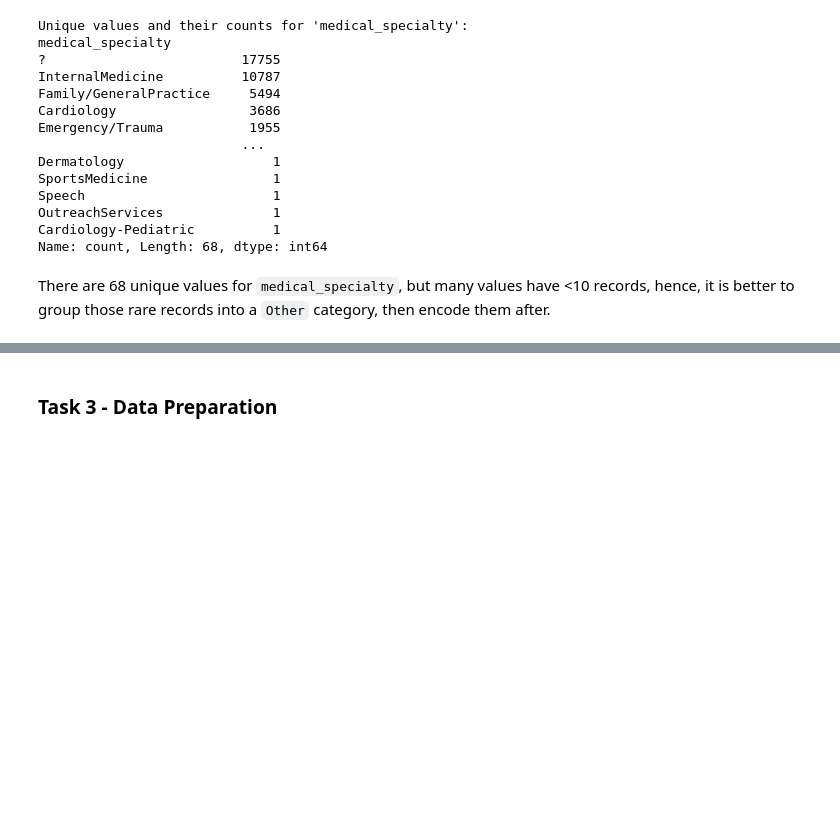
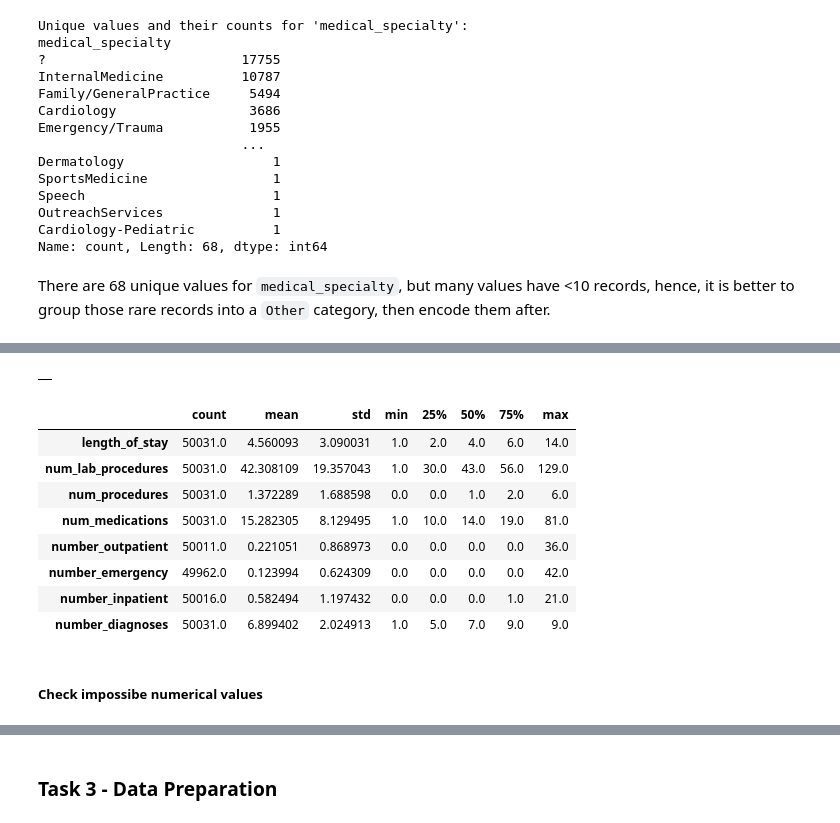
Before and after one commit to hieuphamm135/IFN509-A2, a Jupyter notebook: code.ipynb, the cells around one changed output, grey strips where cells are left out. Drawn from its saved outputs; the diff is of its cells as text; code cells hidden in the pictures; blank space fills up the shorter version.

```diff
--- a/code.ipynb
+++ b/code.ipynb
@@ -428,0 +517,4 @@ This makes the dataset more managable for a predictive model
+# %%
+for col in ["max_glu_serum", "A1Cresult"]:
+    print(f"\n{col}:")
+    display(exploration_data[col].value_counts(dropna=False))
@@ -428,0 +536,34 @@ This makes the dataset more managable for a predictive model
+# %%
+numeric_view = pd.DataFrame(index=exploration_data.index)
+type_changes = []
+for col in numeric_cols:
+    numeric_view[col] = pd.to_numeric(exploration_data[col], errors="coerce")
+    invalid = exploration_data[col].notna() & numeric_view[col].isna()
+    if str(exploration_data[col].dtype) != str(numeric_view[col].dtype):
+        type_changes.append({
+            "Variable": col, "Original dtype": str(exploration_data[col].dtype),
+            "Temporary dtype": str(numeric_view[col].dtype),
+            "Entries converted to missing": int(invalid.sum()),
+            "Reason": "Enable numerical summaries, range checks and plots"
+        })
+    if invalid.any():
+        print(f"\nNon-numeric entries in {col}:")
+        display(exploration_data.loc[invalid, col].value_counts(dropna=False))
+        issues.append({"Issue": "Non-numeric entries in a numerical variable",
+                       "Variable": col, "Count": int(invalid.sum())})
+
+display(pd.DataFrame(type_changes))
+display(numeric_view.describe().T.round(2))
+# %% [output]
+|  |
+|  | count | mean | std | min | 25% | 50% | 75% | max |
+| length_of_stay | 50031.0 | 4.560093 | 3.090031 | 1.0 | 2.0 | 4.0 | 6.0 | 14.0 |
+| num_lab_procedures | 50031.0 | 42.308109 | 19.357043 | 1.0 | 30.0 | 43.0 | 56.0 | 129.0 |
+| num_procedures | 50031.0 | 1.372289 | 1.688598 | 0.0 | 0.0 | 1.0 | 2.0 | 6.0 |
+| num_medications | 50031.0 | 15.282305 | 8.129495 | 1.0 | 10.0 | 14.0 | 19.0 | 81.0 |
+| number_outpatient | 50011.0 | 0.221051 | 0.868973 | 0.0 | 0.0 | 0.0 | 0.0 | 36.0 |
+| number_emergency | 49962.0 | 0.123994 | 0.624309 | 0.0 | 0.0 | 0.0 | 0.0 | 42.0 |
+| number_inpatient | 50016.0 | 0.582494 | 1.197432 | 0.0 | 0.0 | 0.0 | 1.0 | 21.0 |
+| number_diagnoses | 50031.0 | 6.899402 | 2.024913 | 1.0 | 5.0 | 7.0 | 9.0 | 9.0 |
+# %% [markdown]
+##### Check impossibe numerical values
```
Also changed, not shown: parts of 23 cells of this notebook.
